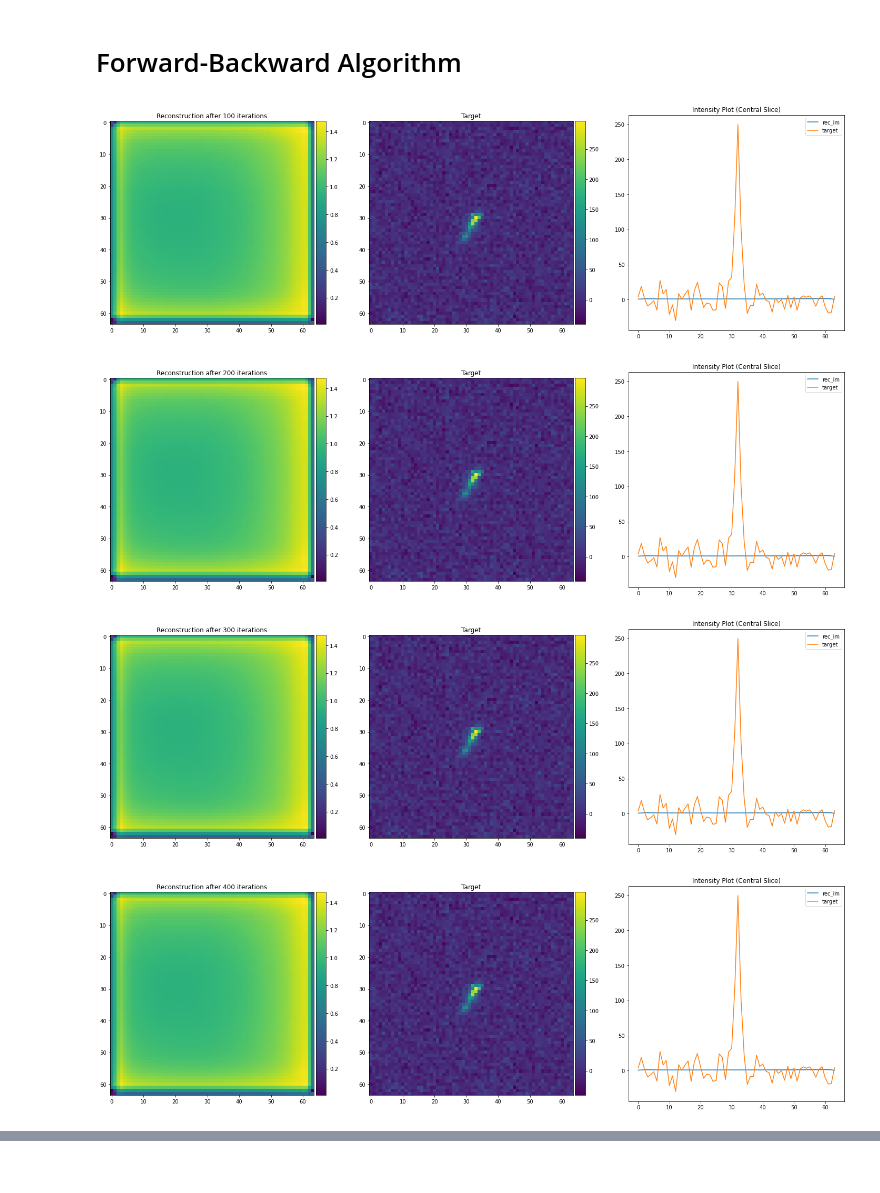
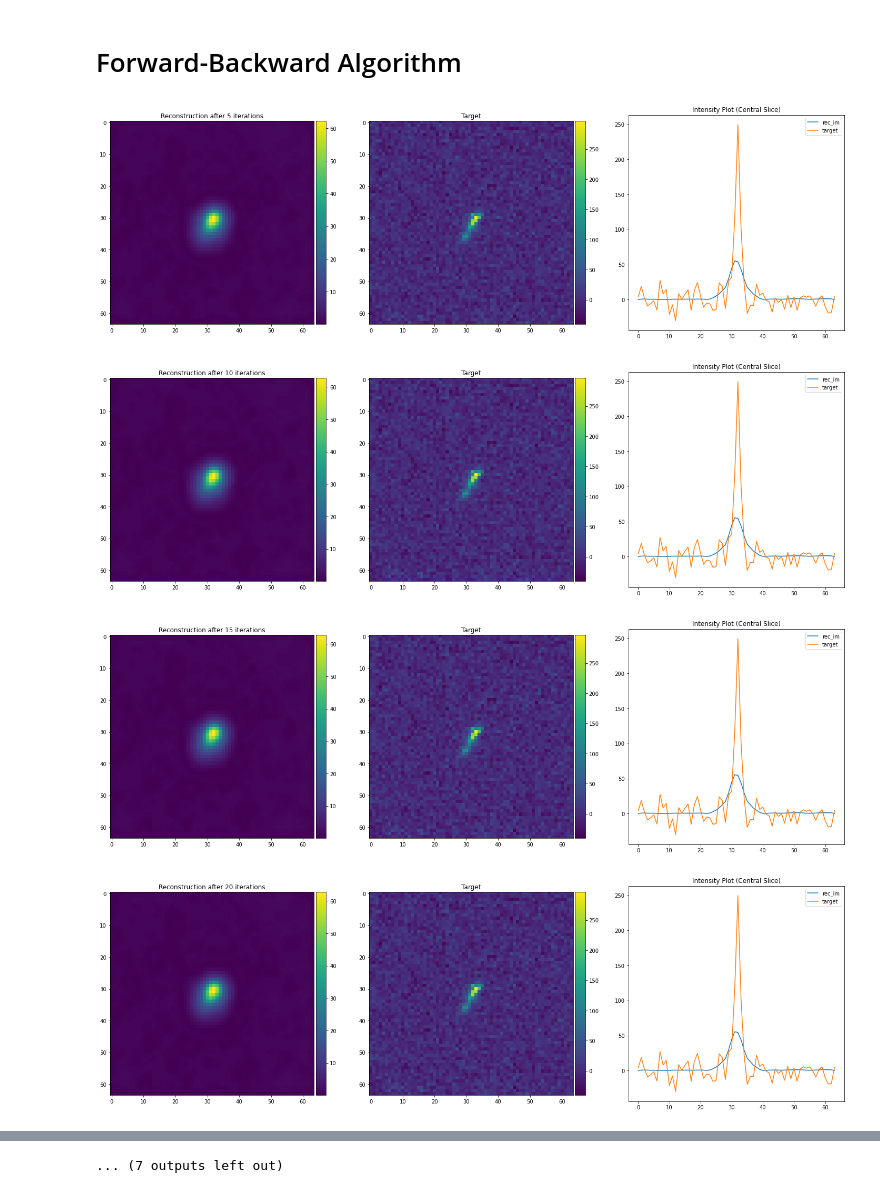
Before and after one commit to utsav-akhaury/PnP-ADMM, a Jupyter notebook: FB_UNet.ipynb, the cells around one changed output, grey strips where cells are left out. Cells and saved outputs as stored; diff of their text form; code cells hidden in the pictures.

```diff
--- a/FB_UNet.ipynb
+++ b/FB_UNet.ipynb
@@ -265,9 +265,22 @@ def cost_func(y, x_rec, psf, var):
     return tf.keras.backend.eval(tf.math.real(cost_val))
 
 
+# Spectral value
+def max_sv(psf):
+
+    H = tf.signal.fft2d(psf)
+    normH = tf.math.abs(tf.reverse(tf.reverse(H, axis=[0]), axis=[1]))
+    return tf.cast(tf.math.reduce_max(normH), tf.complex64)
 
 
-def runFB(y, x_0, psf, grad, alpha, disp_step, n_iter):
+# Compute gradient step size
+def get_alpha(sv):
+
+    return (tf.cast(1.0, tf.complex64) /
+            (sv * tf.cast(1.0 + 1.0e-5, tf.complex64)))
+
+
+def runFB(y, x_0, psf, grad, disp_step, n_iter):
 
 
     # Convert arrays to tensors
@@ -282,6 +295,9 @@ def runFB(y, x_0, psf, grad, alpha, disp_step, n_iter):
     count = 0
 
     sigma = tf.cast(sigma_noise, tf.complex64)
+
+    sv = max_sv(psf)
+    alpha = get_alpha(sv)
 
 
     for k in range(n_iter):
@@ -351,16 +367,15 @@ def runFB(y, x_0, psf, grad, alpha, disp_step, n_iter):
 
     return x_opt, cost, nmse_arr
 # %%
-n_iter = 1000
-disp_step = 100
+n_iter = 100
+disp_step = 5
 
 x_0 = np.zeros(gal_input.shape)
-alpha = 1.0e-3
 
 # Deconvolve the image
-x_opt, cost, nmse_arr = runFB(gal_input_tf, x_0, psf_tf, grad, alpha, disp_step, n_iter)
+x_opt, cost, nmse_arr = runFB(gal_input_tf, x_0, psf_tf, grad, disp_step, n_iter)
 # %% [output]
-[figure, old version]
+[figure, new version]
-[figure, old version]
+[figure, new version]
-[figure, old version]
+[figure, new version]
-[figure, old version]
+[figure, new version]
@@ -372,3 +390,4 @@ x_opt, cost, nmse_arr = runFB(gal_input_tf, x_0, psf_tf, grad, alpha, disp_step,
+... (7 outputs left out)
 # %%
 # Comparison
 
```
Also changed, not shown: parts of 5 cells of this notebook.
